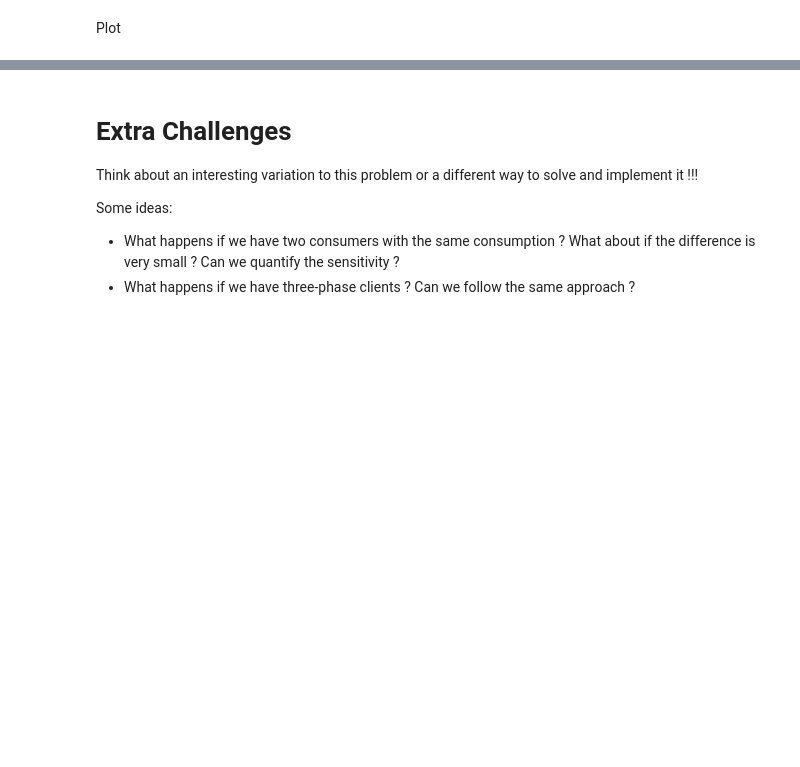
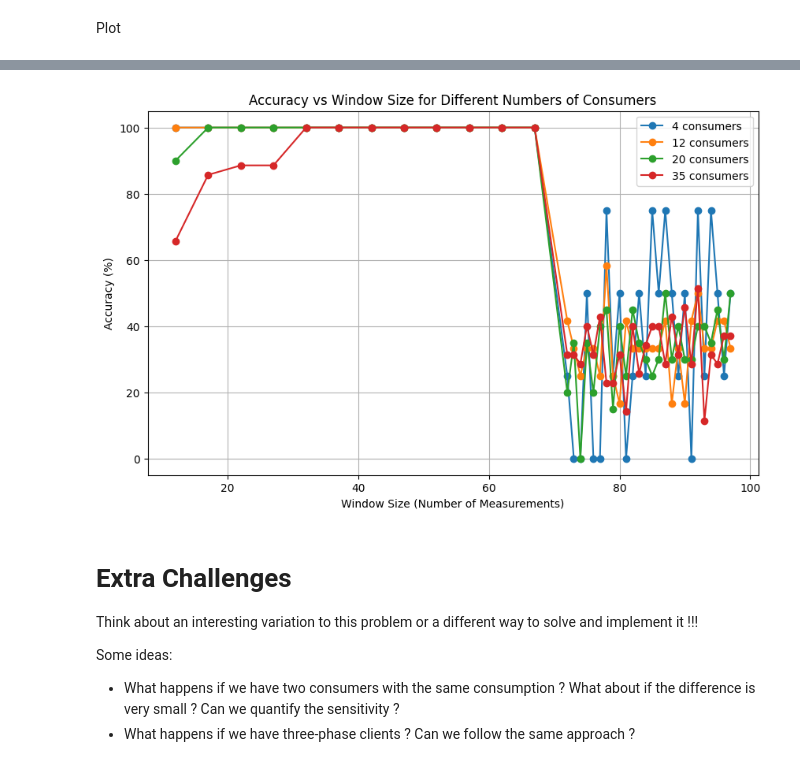
Before and after one commit to matildeaugusto/ADRI, a Jupyter notebook: 1/Class1_Students.ipynb, the cells around one changed output, grey strips where cells are left out. Cells and saved outputs as stored; diff of their text form; code cells hidden in the pictures; blank space fills up the shorter version.

```diff
--- a/1/Class1_Students.ipynb
+++ b/1/Class1_Students.ipynb
@@ -231,3 +240,103 @@ plt.show()
+# %%
+goal_accuracy = 1.0  # 100%
+nc_variations = [4, 12, 20, 35]
+results = {}
+accuracy_curves = {}
+
+for nc in nc_variations:
+    found = False
+    accuracies = []
+    windows = []
+
+    # Start with ts=60, te=71
+    ts = 60
+    te = 71
+
+    # Lower ts until 1
+    while ts > 1:
+        phase = randint(1, 4, nc)
+        phase_idx = np.array(phase) - 1
+        data_Aux1 = data[0:nc, :]
+        pw = data_Aux1[:, ts-1:te]
+        power = 4 * pw
+        power_T = power.T
+
+        Y = np.zeros((power_T.shape[0], 3))
+        for f in range(3):
+            Y[:, f] = power_T[:, phase_idx == f].sum(axis=1)
+
+        noise = 0
+        noise_matrix = noise * np.random.randn(*Y.shape)
+        Y_noisy = Y + noise_matrix
+
+        try:
+            B_est, residuals, rank, s = np.linalg.lstsq(power_T, Y_noisy, rcond=None)
+            B_round = np.zeros_like(B_est)
+            B_round[np.arange(B_est.shape[0]), B_est.argmax(axis=1)] = 1
+            estimated_phases = np.argmax(B_round, axis=1) + 1
+            accuracy = np.mean(estimated_phases == phase)
+        except Exception as e:
+            accuracy = 0
+
+        accuracies.append(accuracy)
+        windows.append(te - ts + 1)
+        if not found and accuracy >= goal_accuracy:
+            results[nc] = te - ts + 1
+            found = True
+
+        ts -= 5
+
+    # Now ts == 1, increase te until 96
+    while te <= 96:
+        phase = randint(1, 4, nc)
+        phase_idx = np.array(phase) - 1
+        data_Aux1 = data[0:nc, :]
+        pw = data_Aux1[:, ts-1:te]
+        power = 4 * pw
+        power_T = power.T
+
+        Y = np.zeros((power_T.shape[0], 3))
+        for f in range(3):
+            Y[:, f] = power_T[:, phase_idx == f].sum(axis=1)
+
+        noise = 0
+        noise_matrix = noise * np.random.randn(*Y.shape)
+        Y_noisy = Y + noise_matrix
+
+        try:
+            B_est, residuals, rank, s = np.linalg.lstsq(power_T, Y_noisy, rcond=None)
+            B_round = np.zeros_like(B_est)
+            B_round[np.arange(B_est.shape[0]), B_est.argmax(axis=1)] = 1
+            estimated_phases = np.argmax(B_round, axis=1) + 1
+            accuracy = np.mean(estimated_phases == phase)
+        except Exception as e:
+            accuracy = 0
+
+        accuracies.append(accuracy)
+        windows.append(te - ts + 1)
+        if not found and accuracy >= goal_accuracy:
+            results[nc] = te - ts + 1
+            found = True
+
+        te += 1
+
+    if not found:
+        results[nc] = None
+    accuracy_curves[nc] = (windows, accuracies)
+
+# Plotting
+plt.figure(figsize=(10, 6))
+for nc in nc_variations:
+    windows, accuracies = accuracy_curves[nc]
+    plt.plot(windows, [a*100 for a in accuracies], marker='o', label=f'{nc} consumers')
+plt.xlabel('Window Size (Number of Measurements)')
+plt.ylabel('Accuracy (%)')
+plt.title('Accuracy vs Window Size for Different Numbers of Consumers')
+plt.legend()
+plt.grid(True)
+plt.show()
+# %% [output]
+[figure, added]
 # %% [markdown]
 # Extra Challenges
 Think about an interesting variation to this problem or a different way to solve and implement it !!!
```
Also changed, not shown: parts of 11 cells of this notebook.
